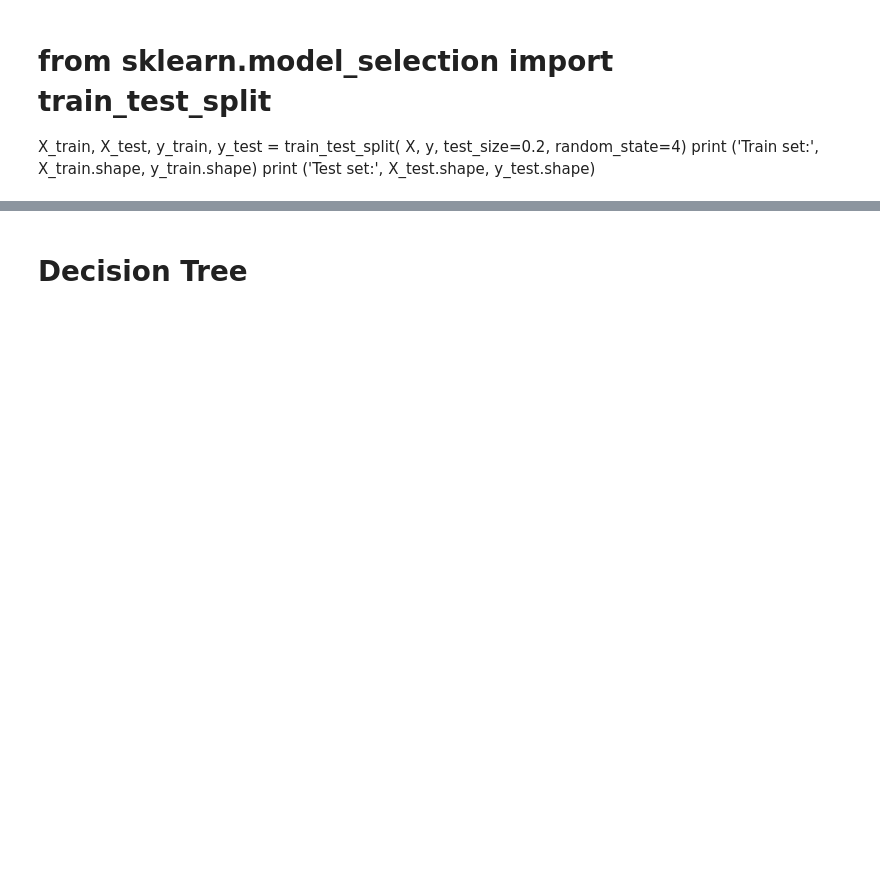
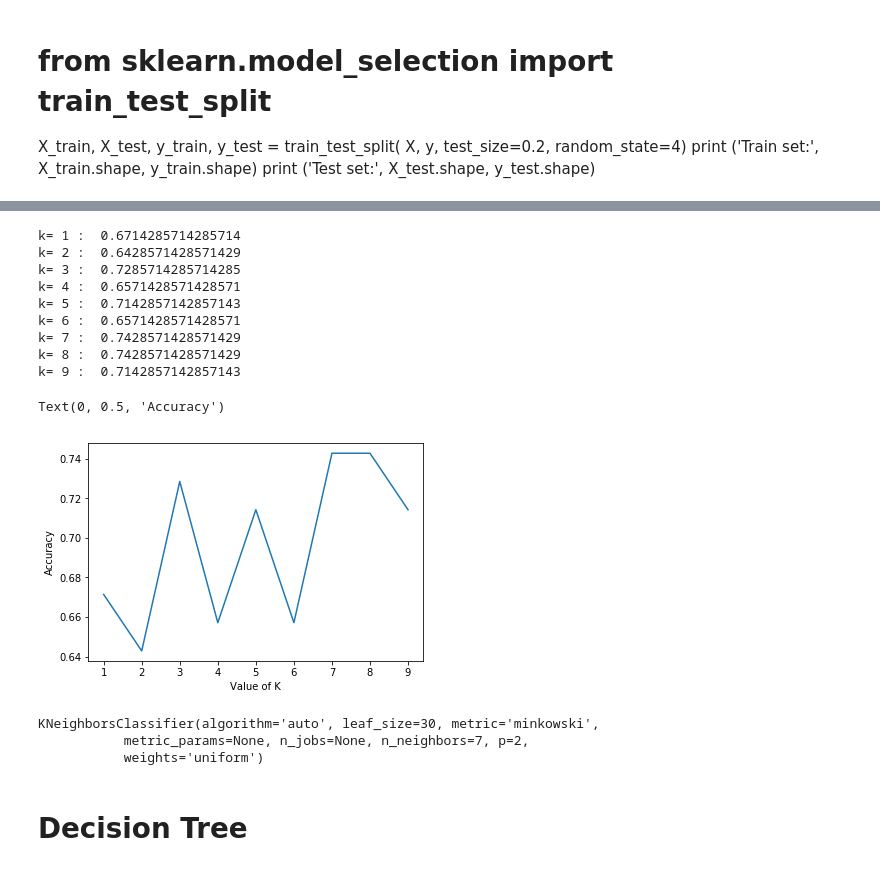
Before and after one commit to Manarhamad/Coursera-Capstone-Project, a Jupyter notebook: Coursera-Capstone-project.ipynb, the cells around one changed output, grey strips where cells are left out. Cells and saved outputs as stored; diff of their text form; code cells hidden in the pictures; blank space fills up the shorter version.

```diff
--- a/Coursera-Capstone-project.ipynb
+++ b/Coursera-Capstone-project.ipynb
@@ -168,3 +276,10 @@ Notice: You should find the best k to build the model with the best accuracy.
 X_train, X_test, y_train, y_test = train_test_split( X, y, test_size=0.2, random_state=4)
 print ('Train set:', X_train.shape,  y_train.shape)
 print ('Test set:', X_test.shape,  y_test.shape)
+# %%
+from sklearn.model_selection import train_test_split
+X_train, X_test, y_train, y_test = train_test_split(X, y, test_size=0.2, random_state=4)
+print("X_train size is ", X_train.shape, "\n", "X_test size is ", X_test.shape, "\n",
+      "y_train size is ", y_train.shape, "\n", "y_test size is ", y_test.shape)
+print(X_train[0:5])
+y_train[0:5]
@@ -171,6 +303,46 @@ print ('Test set:', X_test.shape,  y_test.shape)
+# %%
+from sklearn.neighbors import KNeighborsClassifier
+from sklearn.metrics import jaccard_similarity_score
+import matplotlib.pyplot as plt
+%matplotlib inline
+
+X_train = preprocessing.StandardScaler().fit(X_train).transform(X_train.astype(float))
+X_train[0:5]
+X_test = preprocessing.StandardScaler().fit(X_test).transform(X_test.astype(float))
+X_test[0:5]
+
+range_k = range(1, 10)
+accuracy = []
+for k in range_k:
+    KNN = KNeighborsClassifier(n_neighbors = k).fit(X_train, y_train)
+    # perform the test
+    knn_yhat = KNN.predict(X_test)
+    print("k=", k, ": ", jaccard_similarity_score(y_test, knn_yhat))
+    accuracy.append(jaccard_similarity_score(y_test, knn_yhat))
+
+# plot the relationship between K and testing accuracy
+plt.plot(range_k, accuracy)
+plt.xlabel('Value of K')
+plt.ylabel('Accuracy')
+# %% [output]
+k= 1 :  0.6714285714285714
+k= 2 :  0.6428571428571429
+k= 3 :  0.7285714285714285
+k= 4 :  0.6571428571428571
+k= 5 :  0.7142857142857143
+k= 6 :  0.6571428571428571
+k= 7 :  0.7428571428571429
+k= 8 :  0.7428571428571429
+k= 9 :  0.7142857142857143
+Text(0, 0.5, 'Accuracy')
+[figure, added]
 # %%
+# for KNN
 from sklearn.neighbors import KNeighborsClassifier
-k = 4
-#Train Model and Predict
-neigh = KNeighborsClassifier(n_neighbors = k).fit(X_train,y_train)
-neigh
+# perform the test
+KNN = KNeighborsClassifier(n_neighbors = 7).fit(X_train, y_train)
+KNN
+# %% [output]
+KNeighborsClassifier(algorithm='auto', leaf_size=30, metric='minkowski',
+           metric_params=None, n_jobs=None, n_neighbors=7, p=2,
+           weights='uniform')
```
Also changed, not shown: parts of 48 cells of this notebook.
